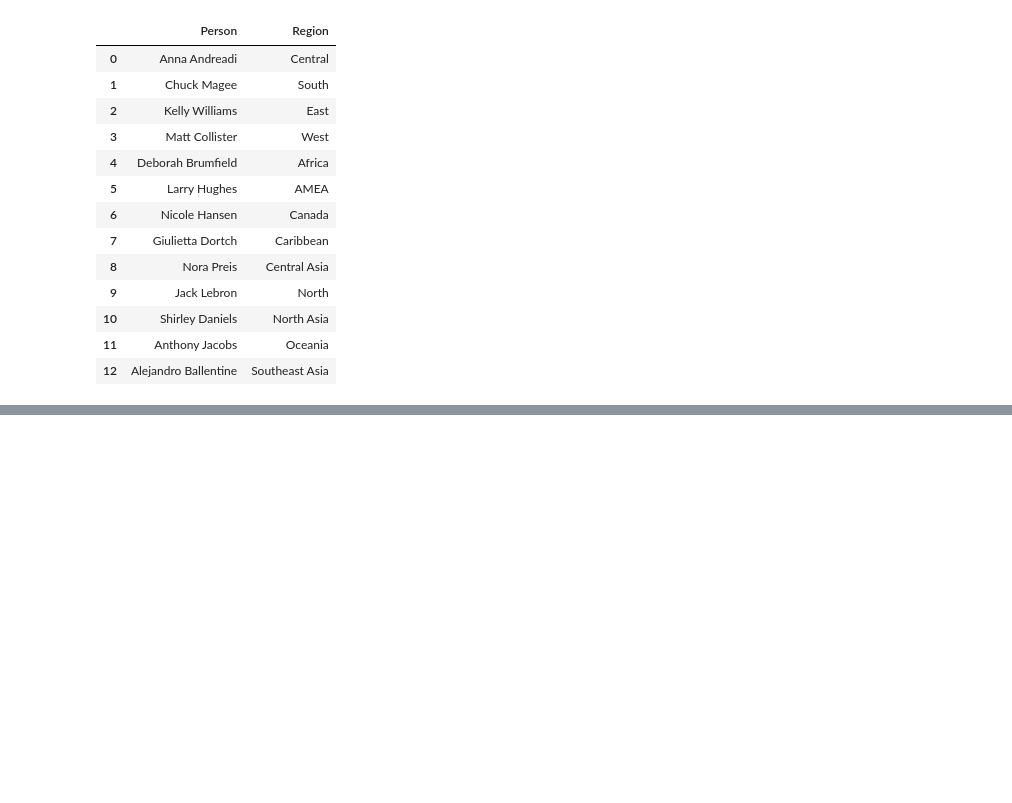
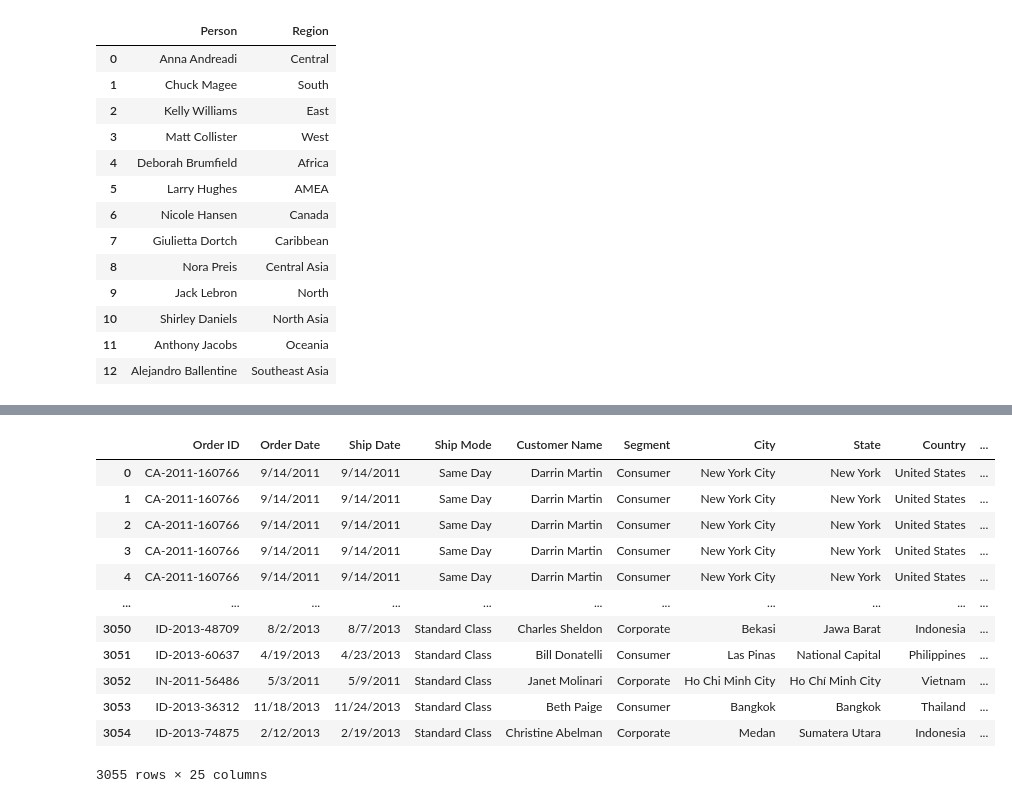
Before and after one commit to GaboRenovation/Bootcamp_final, a Jupyter notebook: database_clean.ipynb, the cells around one changed output, grey strips where cells are left out. Drawn from its saved outputs; the diff is of its cells as text; code cells hidden in the pictures; blank space fills up the shorter version.

```diff
--- a/database_clean.ipynb
+++ b/database_clean.ipynb
@@ -218,0 +217,18 @@ merged_sales_dataset
+# %%
+# merging the merged_sales_dataset with the returns
+merged_returned_orders = pd.merge(merged_sales_dataset, returns, on=['Order ID'])
+merged_returned_orders
+# %% [output]
+|  | Order ID | Order Date | Ship Date | Ship Mode | Customer Name | Segment | City | State | Country | ... |
+| 0 | CA-2011-160766 | 9/14/2011 | 9/14/2011 | Same Day | Darrin Martin | Consumer | New York City | New York | United States | ... |
+| 1 | CA-2011-160766 | 9/14/2011 | 9/14/2011 | Same Day | Darrin Martin | Consumer | New York City | New York | United States | ... |
+| 2 | CA-2011-160766 | 9/14/2011 | 9/14/2011 | Same Day | Darrin Martin | Consumer | New York City | New York | United States | ... |
+| 3 | CA-2011-160766 | 9/14/2011 | 9/14/2011 | Same Day | Darrin Martin | Consumer | New York City | New York | United States | ... |
+| 4 | CA-2011-160766 | 9/14/2011 | 9/14/2011 | Same Day | Darrin Martin | Consumer | New York City | New York | United States | ... |
+| ... | ... | ... | ... | ... | ... | ... | ... | ... | ... | ... |
+| 3050 | ID-2013-48709 | 8/2/2013 | 8/7/2013 | Standard Class | Charles Sheldon | Corporate | Bekasi | Jawa Barat | Indonesia | ... |
+| 3051 | ID-2013-60637 | 4/19/2013 | 4/23/2013 | Standard Class | Bill Donatelli | Consumer | Las Pinas | National Capital | Philippines | ... |
+| 3052 | IN-2011-56486 | 5/3/2011 | 5/9/2011 | Standard Class | Janet Molinari | Corporate | Ho Chi Minh City | Ho Chí Minh City | Vietnam | ... |
+| 3053 | ID-2013-36312 | 11/18/2013 | 11/24/2013 | Standard Class | Beth Paige | Consumer | Bangkok | Bangkok | Thailand | ... |
+| 3054 | ID-2013-74875 | 2/12/2013 | 2/19/2013 | Standard Class | Christine Abelman | Corporate | Medan | Sumatera Utara | Indonesia | ... |
+3055 rows × 25 columns
```
Also changed, not shown: parts of 19 cells of this notebook.
